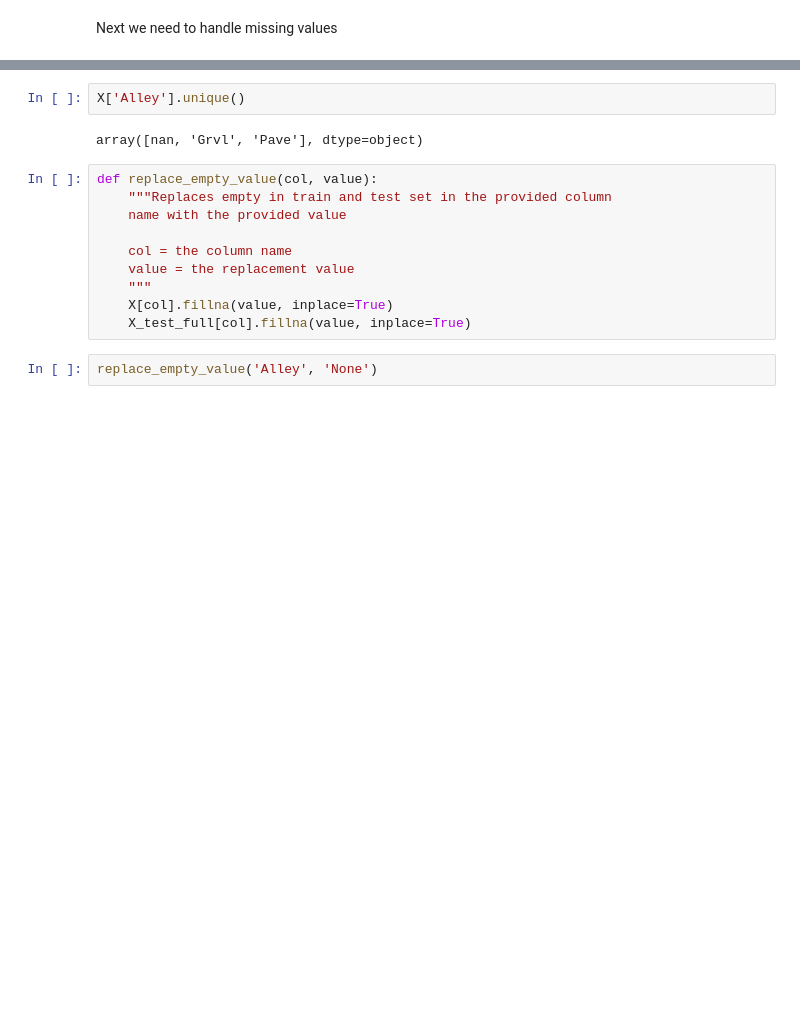
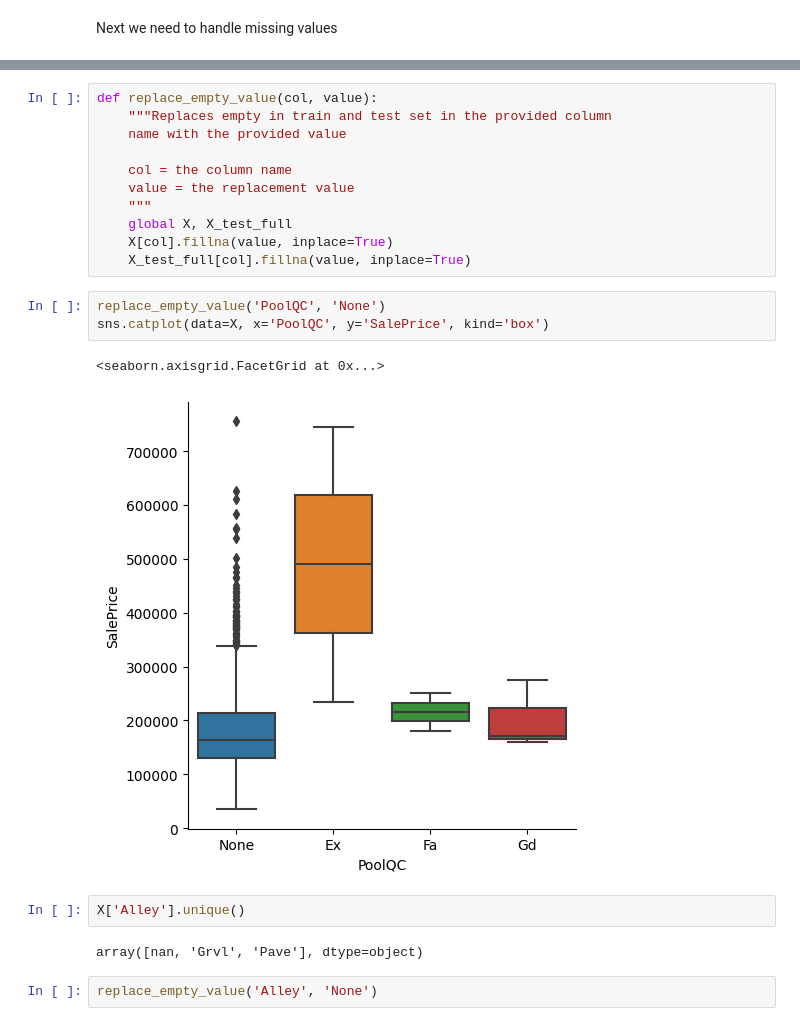
Before and after one commit to krisburke/house-price-prediction-capstone, a Jupyter notebook: house-price-prediction-capstone.ipynb, the cells around one changed output, grey strips where cells are left out. Cells and saved outputs as stored; diff of their text form; blank space fills up the shorter version.

Commit message:
Kaggle Notebook | House Price Prediction Capstone | Version 3

```diff
--- a/house-price-prediction-capstone.ipynb
+++ b/house-price-prediction-capstone.ipynb
@@ -473,20 +489,27 @@ pd.DataFrame(X.isnull().sum().sort_values(ascending=False)).head(20)
 | MasVnrArea | 8 |
 | Electrical | 1 |
 | MSSubClass | 0 |
+# %%
+def replace_empty_value(col, value):
+    """Replaces empty in train and test set in the provided column
+    name with the provided value
+
+    col = the column name
+    value = the replacement value
+    """
+    global X, X_test_full
+    X[col].fillna(value, inplace=True)
+    X_test_full[col].fillna(value, inplace=True)
+# %%
+replace_empty_value('PoolQC', 'None')
+sns.catplot(data=X, x='PoolQC', y='SalePrice', kind='box')
+# %% [output]
+<seaborn.axisgrid.FacetGrid at 0x...>
+[figure, added]
 # %%
 X['Alley'].unique()
 # %% [output]
 array([nan, 'Grvl', 'Pave'], dtype=object)
-# %%
-def replace_empty_value(col, value):
-    """Replaces empty in train and test set in the provided column
-    name with the provided value
-
-    col = the column name
-    value = the replacement value
-    """
-    X[col].fillna(value, inplace=True)
-    X_test_full[col].fillna(value, inplace=True)
 # %%
 replace_empty_value('Alley', 'None')
 # %%
```
Also changed, not shown: parts of 63 cells of this notebook.
